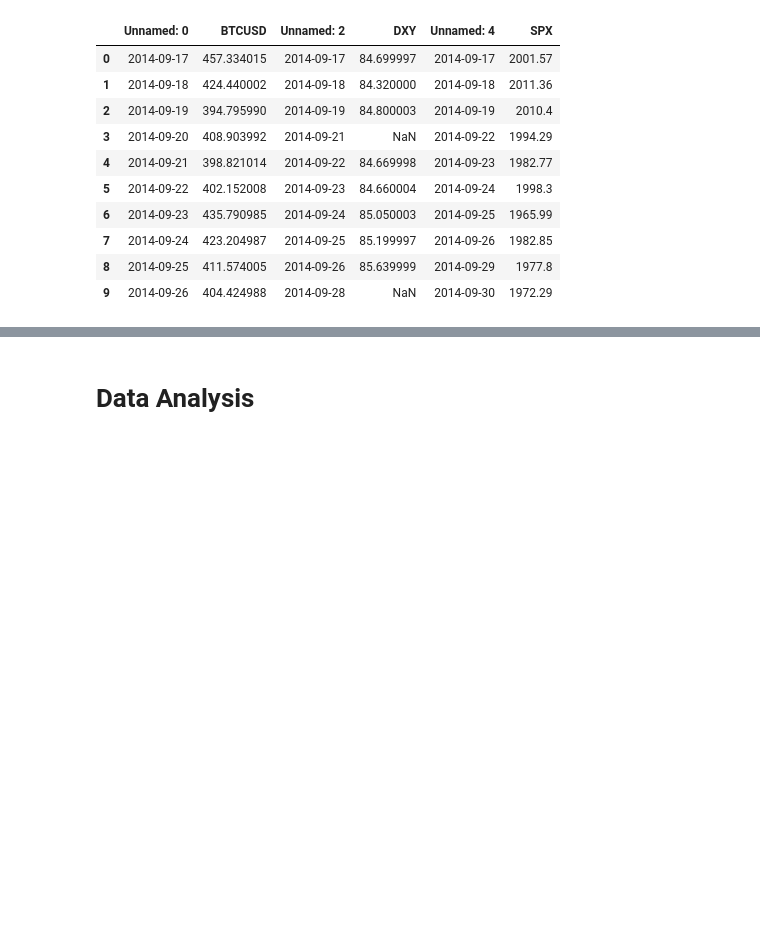
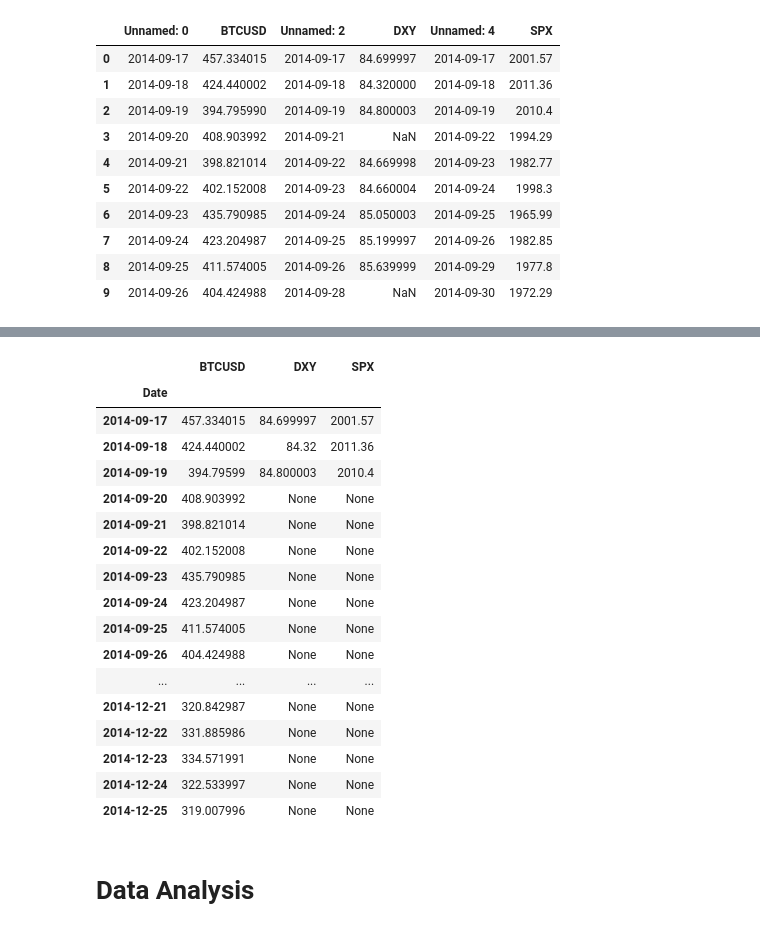
Before and after one commit to aguilarklyno/Fukuhara-Seminar, a Jupyter notebook: 23_11_10_week-04/main.ipynb, the cells around one changed output, grey strips where cells are left out. Saved outputs shown, nothing was run; the diff lists cells and outputs as text; code cells hidden in the pictures; blank space fills up the shorter version.

```diff
--- a/23_11_10_week-04/main.ipynb
+++ b/23_11_10_week-04/main.ipynb
@@ -56,0 +96,19 @@ test
+# %%
+df = df_main.copy()
+
+# 'Date' 列を作成し、最初の日付の列の値を代入します。
+df['Date'] = df['Unnamed: 0']
+
+# 新たな日付列で対応する日付がない場合はNoneを代入します。
+df['BTCUSD'] = np.where(df['Date'] == df['Unnamed: 0'], df['BTCUSD'], None)
+df['DXY'] = np.where(df['Date'] == df['Unnamed: 2'], df['DXY'], None)
+df['SPX'] = np.where(df['Date'] == df['Unnamed: 4'], df['SPX'], None)
+
+# 'Date' 列をインデックスに設定します。
+df.set_index('Date', inplace=True)
+
+# 不要な列を削除します。
+df.drop(columns=['Unnamed: 0', 'Unnamed: 2', 'Unnamed: 4'], inplace=True)
+
+# 結果を表示します。
+print(df)
@@ -57,2 +131,23 @@ test
+# %%
+df.head(100)
+# %% [output]
+|  | BTCUSD | DXY | SPX |
+| Date |  |  |  |
+| 2014-09-17 | 457.334015 | 84.699997 | 2001.57 |
+| 2014-09-18 | 424.440002 | 84.32 | 2011.36 |
+| 2014-09-19 | 394.79599 | 84.800003 | 2010.4 |
+| 2014-09-20 | 408.903992 | None | None |
+| 2014-09-21 | 398.821014 | None | None |
+| 2014-09-22 | 402.152008 | None | None |
+| 2014-09-23 | 435.790985 | None | None |
+| 2014-09-24 | 423.204987 | None | None |
+| 2014-09-25 | 411.574005 | None | None |
+| 2014-09-26 | 404.424988 | None | None |
+| ... | ... | ... | ... |
+| 2014-12-21 | 320.842987 | None | None |
+| 2014-12-22 | 331.885986 | None | None |
+| 2014-12-23 | 334.571991 | None | None |
+| 2014-12-24 | 322.533997 | None | None |
+| 2014-12-25 | 319.007996 | None | None |
 # %% [markdown]
 # Data Analysis
```
Also changed, not shown: parts of 7 cells of this notebook, 3 other files.
